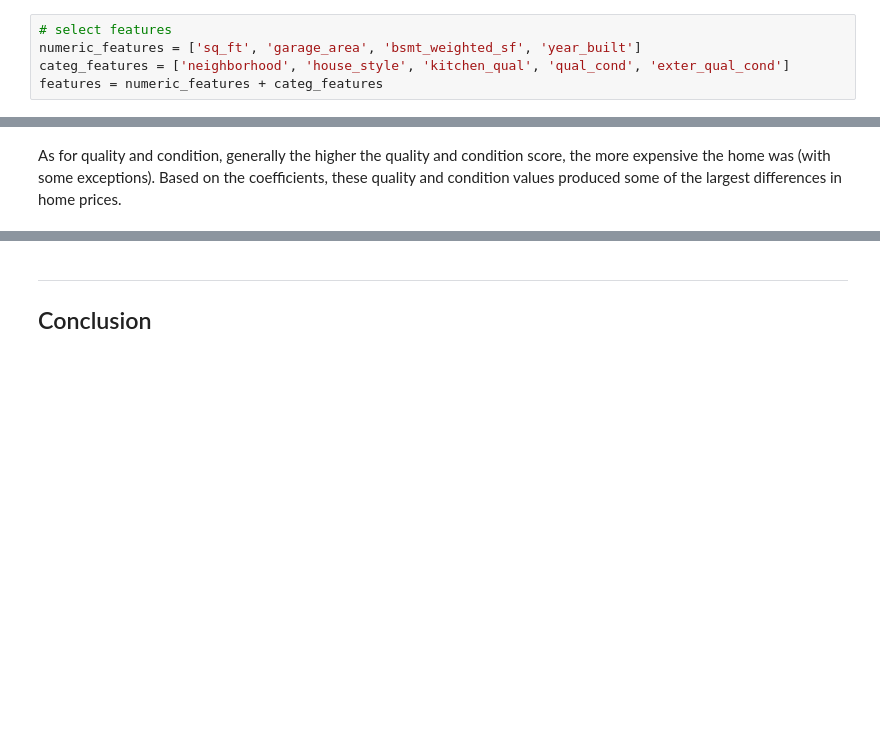
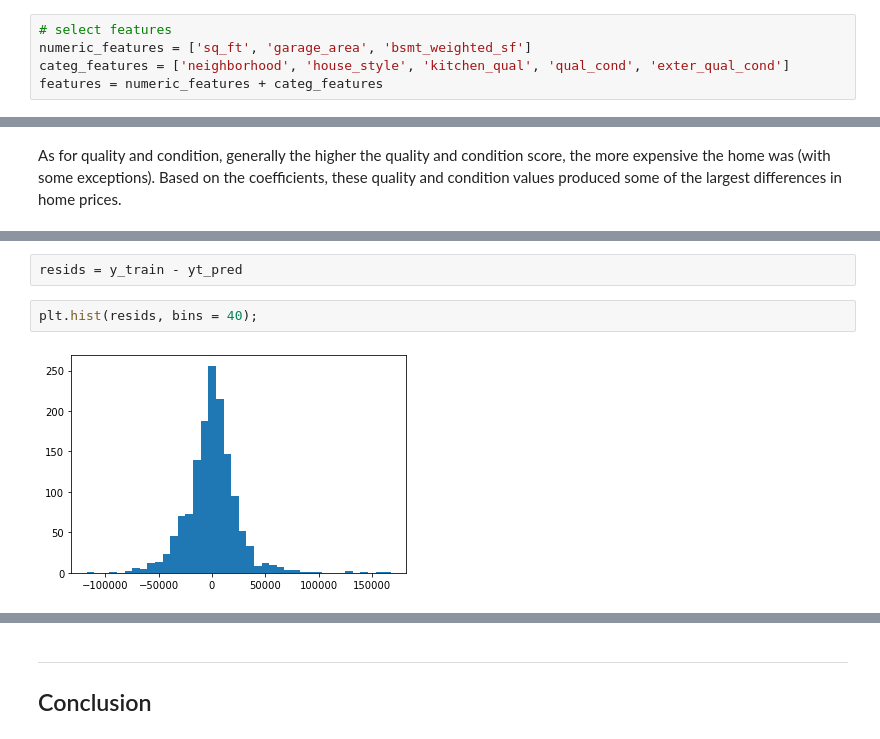
Before and after one commit to jguo052/Ames-Housing-Price-Regression, a Jupyter notebook: code/04_production_model_and_conclusion.ipynb, the cells around one changed output, grey strips where cells are left out. Cells and saved outputs as stored; diff of their text form; blank space fills up the shorter version.

```diff
--- a/code/04_production_model_and_conclusion.ipynb
+++ b/code/04_production_model_and_conclusion.ipynb
@@ -176,7 +196,7 @@ house = pd.read_csv('../datasets/cleaned_train.csv')
 y = house['saleprice']
 # %%
 # select features
-numeric_features = ['sq_ft', 'garage_area', 'bsmt_weighted_sf', 'year_built']
+numeric_features = ['sq_ft', 'garage_area', 'bsmt_weighted_sf']
 categ_features = ['neighborhood', 'house_style', 'kitchen_qual', 'qual_cond', 'exter_qual_cond']
 features = numeric_features + categ_features
 # %%
@@ -326,0 +350,6 @@ dtype: float64
+# %%
+resids = y_train - yt_pred
+# %%
+plt.hist(resids, bins = 40);
+# %% [output]
+[figure, added]
```
Also changed, not shown: parts of 21 cells of this notebook, 1 other file.
